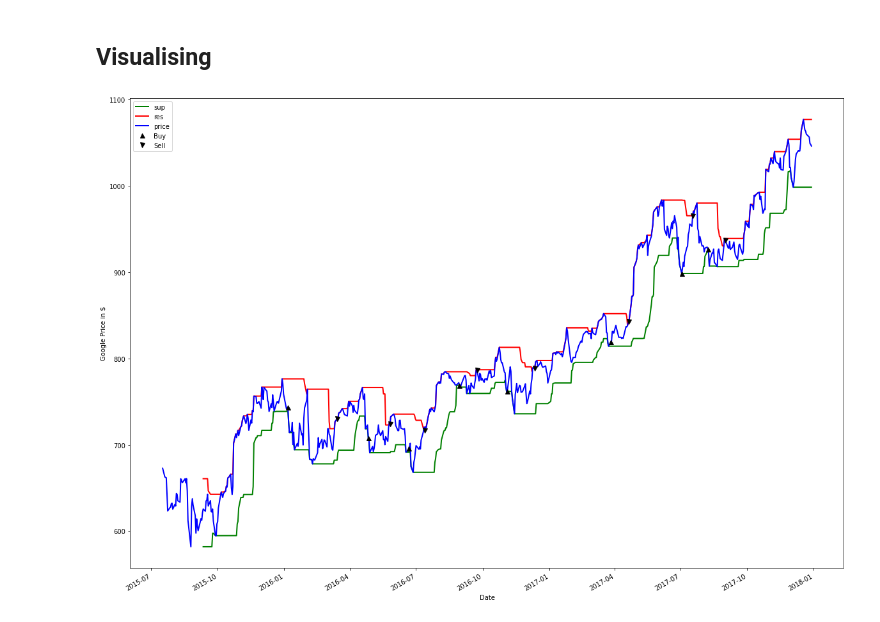
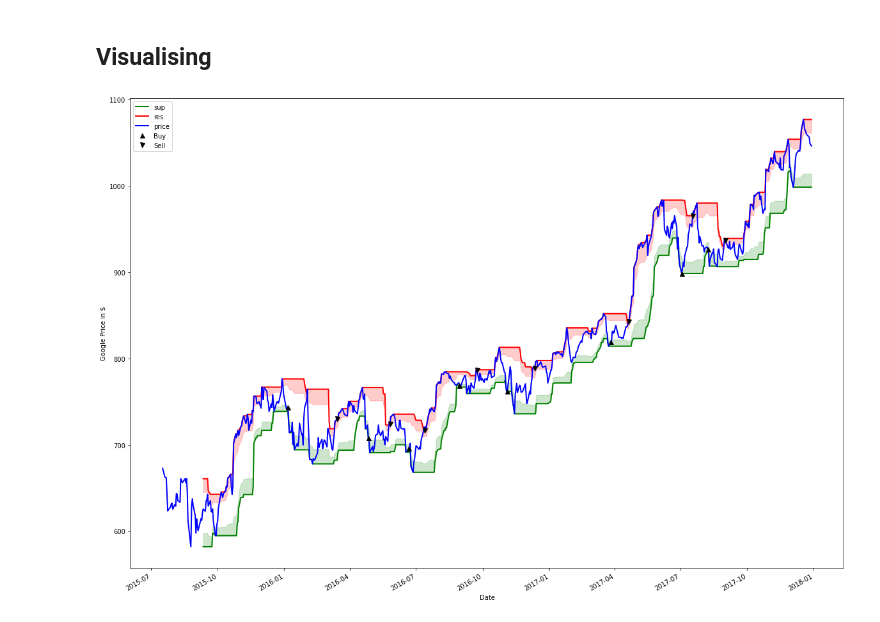
Before and after one commit to aurphillus/Learn-Algorithmic-Trading, a Jupyter notebook: Chapter2/Support and Resistance.ipynb, the cells around one changed output. Saved outputs shown, nothing was run; the diff lists cells and outputs as text; code cells hidden in the pictures.

Commit message:
added code for resistance graph to show tolerance

```diff
--- a/Chapter2/Support and Resistance.ipynb
+++ b/Chapter2/Support and Resistance.ipynb
@@ -143,13 +143,27 @@ import matplotlib.pyplot as plt
 # %%
 fig = plt.figure(figsize=(20,15))
 ax1 = fig.add_subplot(111,ylabel='Google Price in $')
 goog_data_signal['sup'].plot(ax=ax1, color='g',lw=2)
 goog_data_signal['res'].plot(ax=ax1, color='r',lw=2)
 goog_data_signal['price'].plot(ax=ax1, color='b',lw=2)
+ax1.fill_between(
+    goog_data_signal.index,
+    goog_data_signal.sup_tolerance,
+    goog_data_signal.sup,
+    color='g',
+    alpha=0.2
+)
+ax1.fill_between(
+    goog_data_signal.index,
+    goog_data_signal.res_tolerance,
+    goog_data_signal.res,
+    color='r',
+    alpha=0.2
+)
 ax1.plot(goog_data_signal.loc[goog_data_signal.positions == 1].index,goog_data_signal.price[goog_data_signal.positions == 1], '^',markersize=7,color='k',label='Buy')
 ax1.plot(goog_data_signal.loc[goog_data_signal.positions == -1].index,goog_data_signal.price[goog_data_signal.positions == -1], 'v',markersize=7,color='k',label='Sell')
 plt.legend()
 plt.show()
 fig.savefig('support-and-resistance')
 # %% [output]
-[figure, old version]
+[figure, new version]
```
Also changed, not shown: 1 other file.
